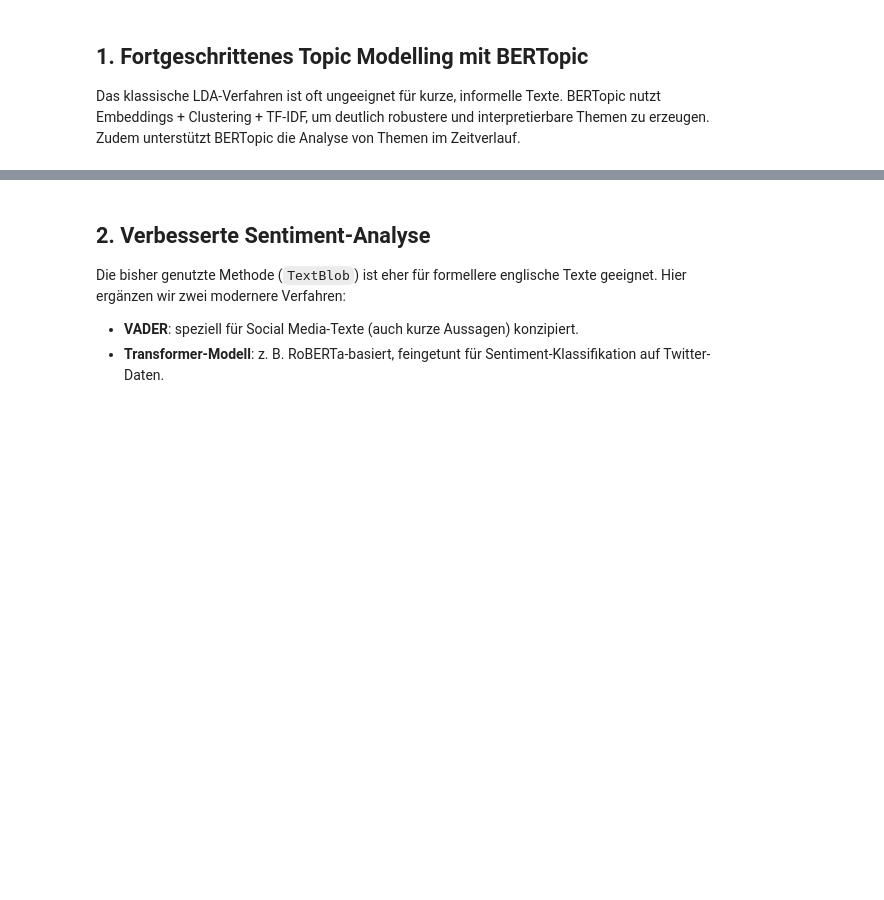
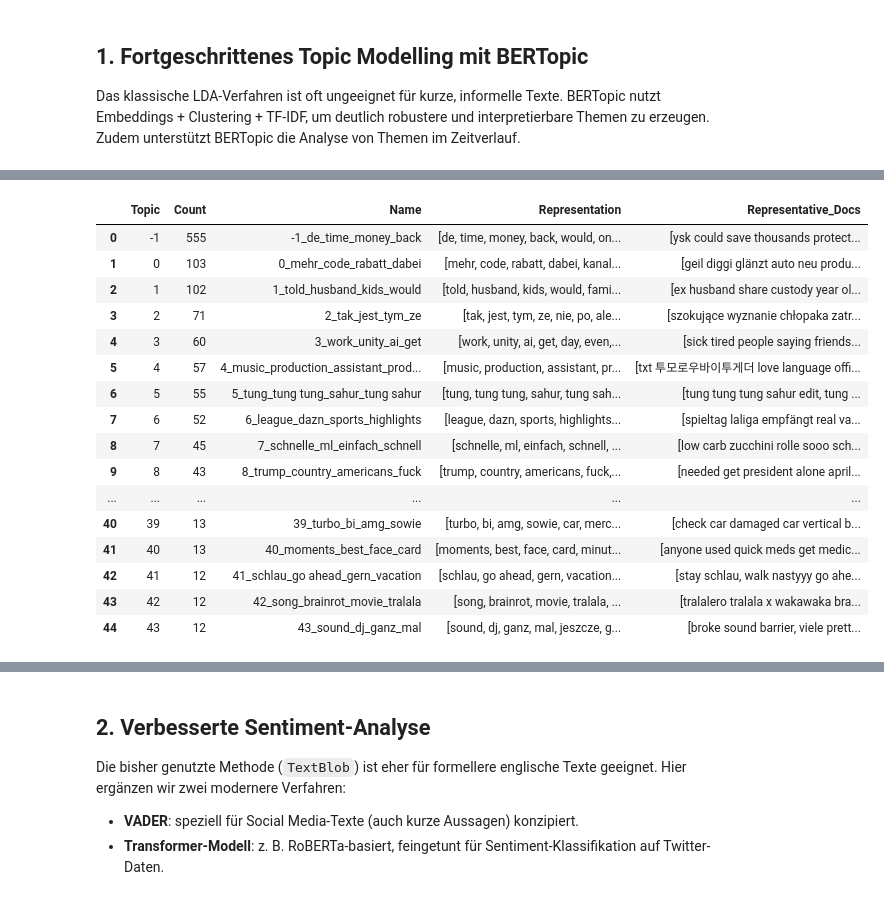
Before and after one commit to sofietheresa/TrendAnalyseSocialMedia, a Jupyter notebook: notebooks/03_data_exploration.ipynb, the cells around one changed output, grey strips where cells are left out. Drawn from its saved outputs; the diff is of its cells as text; code cells hidden in the pictures; blank space fills up the shorter version.

```diff
--- a/notebooks/03_data_exploration.ipynb
+++ b/notebooks/03_data_exploration.ipynb
@@ -198,0 +271,53 @@ topic_model.get_topic_info()
+# %%
+import re
+
+topic_info = topic_model.get_topic_info()
+
+def is_junk_topic(row):
+    rep = " ".join(row['Representation']) if isinstance(row['Representation'], list) else str(row['Representation'])
+    # Nur Sonderzeichen oder zu kurz
+    return (
+        len(rep) < 10 or
+        re.fullmatch(r'[\W\d\s,]+', rep) is not None or
+        len(rep.split()) < 2  # z. B. nur ein Token
+    )
+
+# Liste schlechter Topics
+junk_topics = topic_info[topic_info.apply(is_junk_topic, axis=1)]['Topic'].tolist()
+
+df_filtered = df_clean[~df_clean['topic'].isin(junk_topics)]
+# %%
+texts_filtered = df_filtered['text_clean'].tolist()
+
+from bertopic import BERTopic
+
+topic_model_filtered = BERTopic(
+    embedding_model=embedding_model,
+    vectorizer_model=vectorizer_model,
+    hdbscan_model=hdbscan_model,
+    min_topic_size=5,
+    top_n_words=10,
+    language="multilingual"
+)
+
+topics_filtered, _ = topic_model_filtered.fit_transform(texts_filtered)
+
+topic_model_filtered.get_topic_info()
+# %% [output]
+|  | Topic | Count | Name | Representation | Representative_Docs |
+| 0 | -1 | 555 | -1_de_time_money_back | [de, time, money, back, would, on... | [ysk could save thousands protect... |
+| 1 | 0 | 103 | 0_mehr_code_rabatt_dabei | [mehr, code, rabatt, dabei, kanal... | [geil diggi glänzt auto neu produ... |
+| 2 | 1 | 102 | 1_told_husband_kids_would | [told, husband, kids, would, fami... | [ex husband share custody year ol... |
+| 3 | 2 | 71 | 2_tak_jest_tym_ze | [tak, jest, tym, ze, nie, po, ale... | [szokujące wyznanie chłopaka zatr... |
+| 4 | 3 | 60 | 3_work_unity_ai_get | [work, unity, ai, get, day, even,... | [sick tired people saying friends... |
+| 5 | 4 | 57 | 4_music_production_assistant_prod... | [music, production, assistant, pr... | [txt 투모로우바이투게더 love language offi... |
+| 6 | 5 | 55 | 5_tung_tung tung_sahur_tung sahur | [tung, tung tung, sahur, tung sah... | [tung tung tung sahur edit, tung ... |
+| 7 | 6 | 52 | 6_league_dazn_sports_highlights | [league, dazn, sports, highlights... | [spieltag laliga empfängt real va... |
+| 8 | 7 | 45 | 7_schnelle_ml_einfach_schnell | [schnelle, ml, einfach, schnell, ... | [low carb zucchini rolle sooo sch... |
+| 9 | 8 | 43 | 8_trump_country_americans_fuck | [trump, country, americans, fuck,... | [needed get president alone april... |
+| ... | ... | ... | ... | ... | ... |
+| 40 | 39 | 13 | 39_turbo_bi_amg_sowie | [turbo, bi, amg, sowie, car, merc... | [check car damaged car vertical b... |
+| 41 | 40 | 13 | 40_moments_best_face_card | [moments, best, face, card, minut... | [anyone used quick meds get medic... |
+| 42 | 41 | 12 | 41_schlau_go ahead_gern_vacation | [schlau, go ahead, gern, vacation... | [stay schlau, walk nastyyy go ahe... |
+| 43 | 42 | 12 | 42_song_brainrot_movie_tralala | [song, brainrot, movie, tralala, ... | [tralalero tralala x wakawaka bra... |
+| 44 | 43 | 12 | 43_sound_dj_ganz_mal | [sound, dj, ganz, mal, jeszcze, g... | [broke sound barrier, viele prett... |
```
Also changed, not shown: parts of 13 cells of this notebook, 1 other file.
